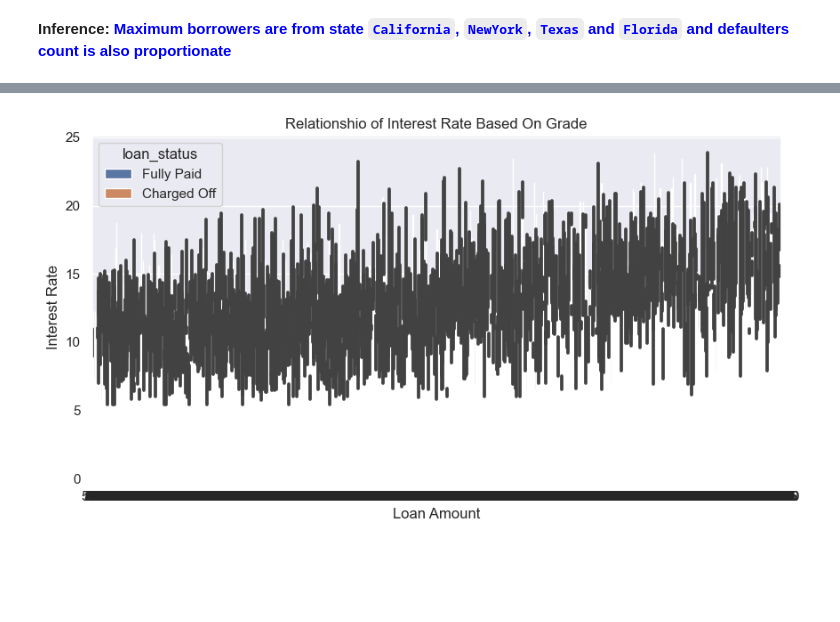
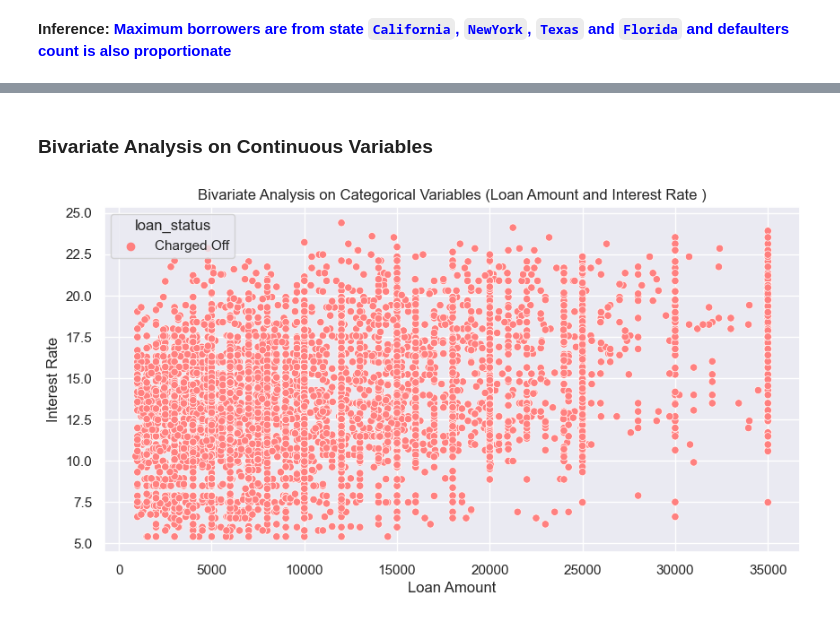
Before and after one commit to upasanapaul/LendingClubCaseStudy, a Jupyter notebook: lending_club_case_study.ipynb, the cells around one changed output, grey strips where cells are left out. Cells and saved outputs as stored; diff of their text form; code cells hidden in the pictures; blank space fills up the shorter version.

Commit message:
added bivariate univariate analysis

```diff
--- a/lending_club_case_study.ipynb
+++ b/lending_club_case_study.ipynb
@@ -605,10 +627,17 @@ Analysis between 2 vairables is called Bivariate Analysis
+# %%
+loan_df['loan_amnt_groups'] = pd.cut(loan_df.loan_amnt, bins=7, precision=0, labels=['0-5k','5k-10k','10k-15k','15k-20k','20k-25k','25k-30k','30k-35k'])
+loan_df['dti_groups'] = pd.cut(loan_df.dti, bins=5, precision=0, labels=['0-6','6-12','12-18','18-24','24-30'])
+loan_df['annual_inc_groups'] = pd.cut(loan_df.annual_inc, bins=5, precision=0, labels=['3k-31k','31k-58k','58k-85k','85k-112k','112k-140k'])
+loan_df['int_rate_groups'] = pd.cut(loan_df.int_rate, bins=5, precision=0)
+# %% [markdown]
+### Bivariate Analysis on Continuous Variables
 # %%
-# Relation between of iLoan Amount and Interest rate
+# Relation between of Loan Amount and Interest rate
 plt.figure(figsize=(10,5))
-sns.barplot(data=loan_df, x='loan_amnt', y='int_rate', hue='loan_status')
+sns.scatterplot(data=loan_df[(loan_df.loan_status == "Charged Off")], x='loan_amnt', y='int_rate', hue='loan_status', palette='spring')
 plt.xlabel('Loan Amount')
 plt.ylabel('Interest Rate')
-plt.title('Relationshio of Interest Rate Based On Grade',fontsize=12)
+plt.title('Bivariate Analysis on Categorical Variables (Loan Amount and Interest Rate )',fontsize=12)
 plt.show()
 # %% [output]
-[figure, old version]
+[figure, new version]
```
Also changed, not shown: parts of 43 cells of this notebook.
